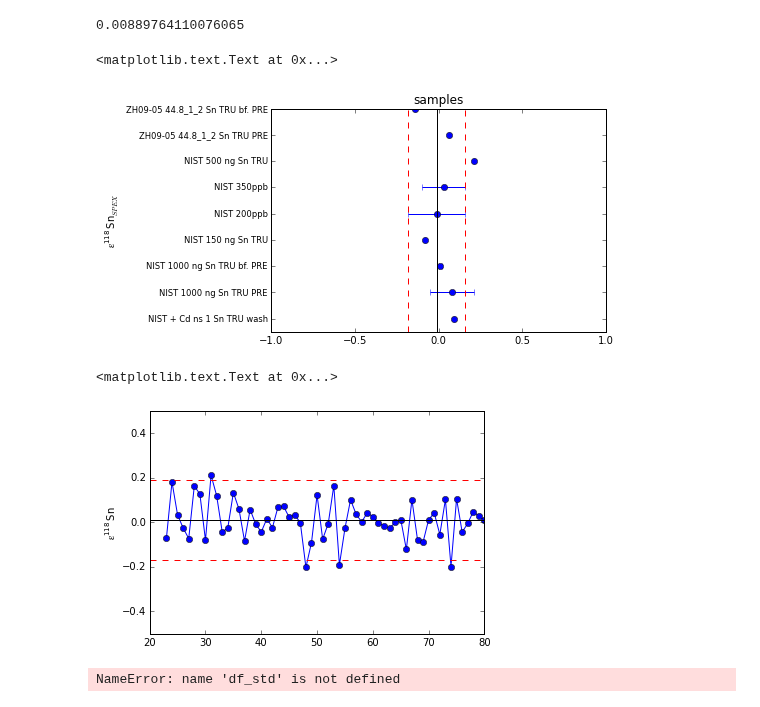
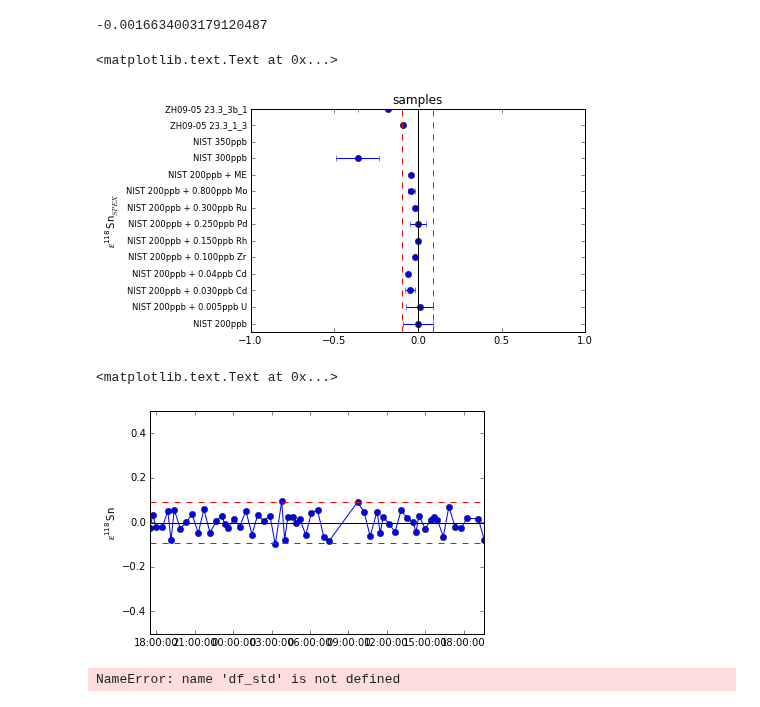
Before and after one commit to Marfster/NU_Plasma, a Jupyter notebook: Nu Plasma Evaluation - internal norm.ipynb, the cells around one changed output. Drawn from its saved outputs; the diff is of its cells as text; code cells hidden in the pictures.

Commit message:
changes ipython notebook 25.08: - change of epsilon calculation Std

```diff
--- a/Nu Plasma Evaluation - internal norm.ipynb
+++ b/Nu Plasma Evaluation - internal norm.ipynb
@@ -15,11 +15,11 @@ import pylab as plt
 from scipy import stats
 #%pylab inline
 # %%
-path = "/Volumes/friebelm/PhD/NU Plasma/Measurements/2016-10-04/"
+path = "/Volumes/friebelm/PhD/NU Plasma/Measurements/2016-08-30/"
 #path = "/Users/marf 1/Desktop/PhD Temp/2016-07-25/"
 path_sav = "/Volumes/friebelm/PhD/NU Plasma/Measurements/compilation/"
-files_start = 4920
-files_end = 5026
+files_start = 4767
+files_end = 4883
 # %%
 # cup configuration
 #cup_config = cycle_Sb
@@ -329,24 +322,29 @@ sub_index = df_internal_norm_mean[(df_internal_norm_mean["sample"].shift(1) == d
 #corr_values = df_internal_norm_mean[(df_external_norm_mean >= 0.74289)]
 #corr_values = df_internal_norm_mean[:"20150110 10:00"]
 corr_values = df_internal_norm_mean[df_internal_norm_mean["118"] >= 1]
+corr_values_2 = corr_values[corr_values["sample"] == "NIST 200ppb"]
 #corr_values = df_internal_norm_mean
 sample = corr_values["sample"]
+sample_2 = corr_values_2["sample"]
 std_mean = corr_values[(corr_values["sample"] == "NIST 100ppb")].mean()
 new = corr_values[corr_values.columns[corr_values.dtypes != 'object']]
+new_2 = corr_values_2[corr_values_2.columns[corr_values_2.dtypes != 'object']]
 
 #std_mean["112/120", "114/120", "115/120", "117/120", "118/120", "119/120", "122/120", "124/120"] = [0.029823, 0.020189, 0.010372, 0.235299, 0.742923, 0.263443, 0.142078, 0.177546]
 #print std_mean
 #epsilon =  ((new / std_mean)-1)*10000
 #new["sample"] = sample
 epsilon_NIST =  ((new / ((new.shift(1) + new.shift(-1))/2))-1)*10000
-epsilon_2 = ((new / ((new.shift(2) + new.shift(-2))/2))-1)*10000
+epsilon_2 = ((new_2 / ((new_2.shift(1) + new_2.shift(-1))/2))-1)*10000
 epsilon_NIST["sample"] = sample
 epsilon_2["sample"] = sample
 
 epsilon_NIST = epsilon_NIST[new.index.isin(sub_index)]
 epsilon_NIST= epsilon_NIST[epsilon_NIST["sample"] != "NIST 200ppb"]
 epsilon_2 = epsilon_2[epsilon_2["sample"] == "NIST 200ppb"]
-epsilon_comp = epsilon_NIST.append(epsilon_2, ignore_index=True)
+epsilon_comp = epsilon_NIST.append(epsilon_2, ignore_index=False)
+#epsilon_comp.index = epsilon_comp["Date"]
+#epsilon_comp.columns
 epsilon_comp
 # %% [output]
 |  | 111/120 | 112/120 | 113/120 | 114/120 | 115/120 | 116/120 | 117/120 | 118/120 | 119/120 | 122/120 | ... | ... |
@@ -393,28 +397,28 @@ epsilon_sum
 # %%
 epsilon_comp[epsilon_comp["sample"]== "NIST 200ppb"]["118/120"].mean()
 # %% [output]
-0.00889764110076065
+-0.0016634003179120487
 # %%
-sel_ratio = "117/120"
+sel_ratio = "118/120"
 x = range(1, len(epsilon_sum.index)+1)
 plt.errorbar(epsilon_sum[sel_ratio]["mean"], x, xerr = epsilon_sum[sel_ratio]["SD2"], ls='none', marker="o")
 plt.title("samples")
 plt.xlim([-1, 1])
 plt.ylim([0.5, 3.0])
 plt.yticks(x, epsilon_sum.index, size='small', rotation=0)
 plt.axvline(epsilon_comp[epsilon_comp["sample"]== "NIST 200ppb"][sel_ratio].mean(), color='k', linestyle='-')
 plt.axvline(epsilon_comp[epsilon_comp["sample"]== "NIST 200ppb"][sel_ratio].mean()+ 2*epsilon_comp[epsilon_comp["sample"]== "NIST 200ppb"][sel_ratio].std(), color='r', linestyle='--')
 plt.axvline(epsilon_comp[epsilon_comp["sample"]== "NIST 200ppb"][sel_ratio].mean()- 2*epsilon_comp[epsilon_comp["sample"]== "NIST 200ppb"][sel_ratio].std(), color='r', linestyle='--')
 #plt.axvline(plot_Nist[sel_ratio].mean()- 2*plot_Nist[sel_ratio].std(), color='r', linestyle='--')
 plt.ylabel(r'$\mathregular{\epsilon^{118}}$Sn$_{SPEX}$')
 #savefig(path_sav+"epsilon_124_stds.pdf", bbox_inches='tight')
 # %% [output]
 <matplotlib.text.Text at 0x...>
-[figure, old version]
+[figure, new version]
 # %%
 sel_ratio = "118/120"
 epsilon_comp = epsilon_comp[epsilon_comp["sample"] == "NIST 200ppb"]
-x = range(min(epsilon_comp.index.tolist()), max(epsilon_comp.index.tolist())+1)
+x = epsilon_comp.index
 plt.plot(x, epsilon_comp[sel_ratio], marker="o")
 plt.ylim([-0.5, 0.5])
 #plt.xticks(x, epsilon_comp["sample"], size='small', rotation=90)
@@ -425,7 +429,7 @@ plt.ylabel(r'$\mathregular{\epsilon^{118}}$Sn')
 #savefig(path+"epsilon_119.pdf", bbox_inches='tight')
 # %% [output]
 <matplotlib.text.Text at 0x...>
-[figure, old version]
+[figure, new version]
 # %%
 df_all.to_csv(path + "Sn_H8_L4_2_cycles_NU_Signals_zero_corr.csv", mode='a', header=False)
 # %%
```
Also changed, not shown: parts of 11 cells of this notebook, 1 other file.
